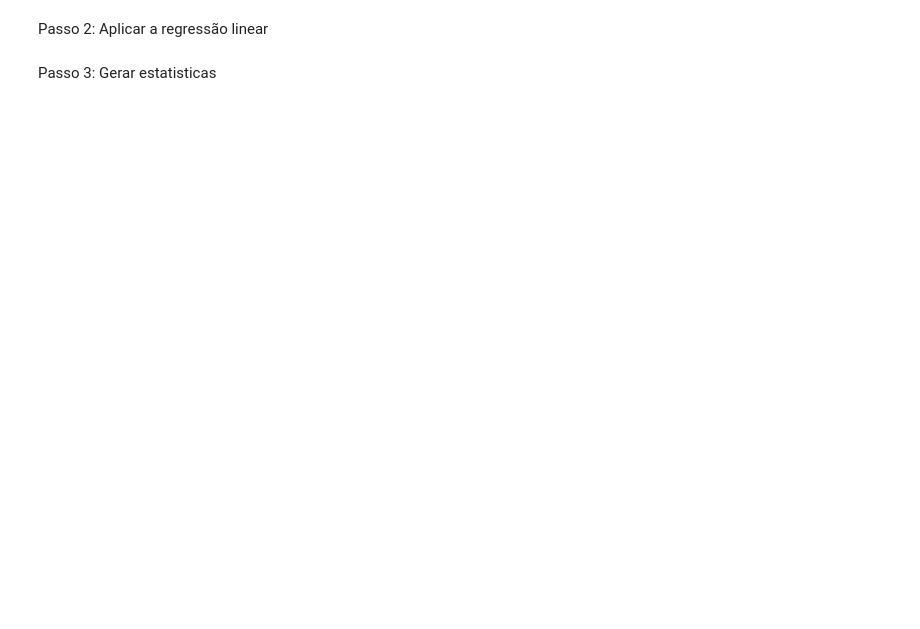
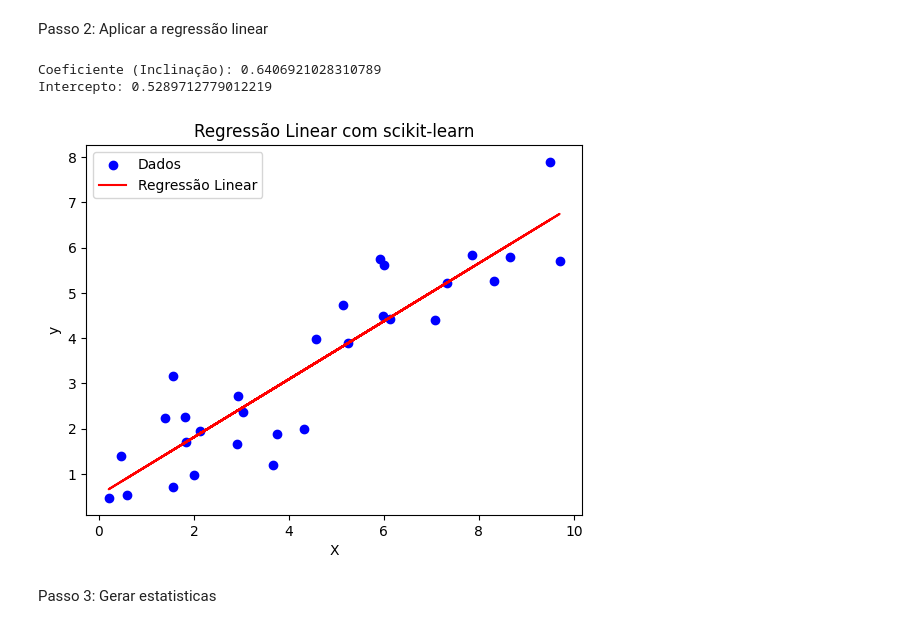
Before and after one commit to AguiarCamile/Trabalhos_IA, a Jupyter notebook: Atividade_2_1.ipynb, the cells around one changed output. Saved outputs shown, nothing was run; the diff lists cells and outputs as text; code cells hidden in the pictures; blank space fills up the shorter version.

```diff
--- a/Atividade_2_1.ipynb
+++ b/Atividade_2_1.ipynb
@@ -227,4 +248,32 @@ Passo 1: Reproduzir grafico
 # %% [markdown]
 Passo 2: Aplicar a regressão linear
+# %%
+# Passo 2: Aplicar regressão linear com scikit-learn
+
+from sklearn.linear_model import LinearRegression
+
+# Criar e treinar o modelo
+modelo = LinearRegression()
+modelo.fit(X, y)
+
+# Fazer previsões (opcional, só para plotar a linha)
+y_pred = modelo.predict(X)
+
+# Exibir coeficientes
+print("Coeficiente (Inclinação):", modelo.coef_[0][0])
+print("Intercepto:", modelo.intercept_[0])
+
+# Plotar os dados e a linha de regressão
+plt.scatter(X, y, color='blue', label='Dados')
+plt.plot(X, y_pred, color='red', label='Regressão Linear')
+plt.xlabel('X')
+plt.ylabel('y')
+plt.title('Regressão Linear com scikit-learn')
+plt.legend()
+plt.show()
+# %% [output]
+Coeficiente (Inclinação): 0.6406921028310789
+Intercepto: 0.5289712779012219
+[figure, added]
 # %% [markdown]
 Passo 3: Gerar estatisticas
```
Also changed, not shown: parts of 4 cells of this notebook.
